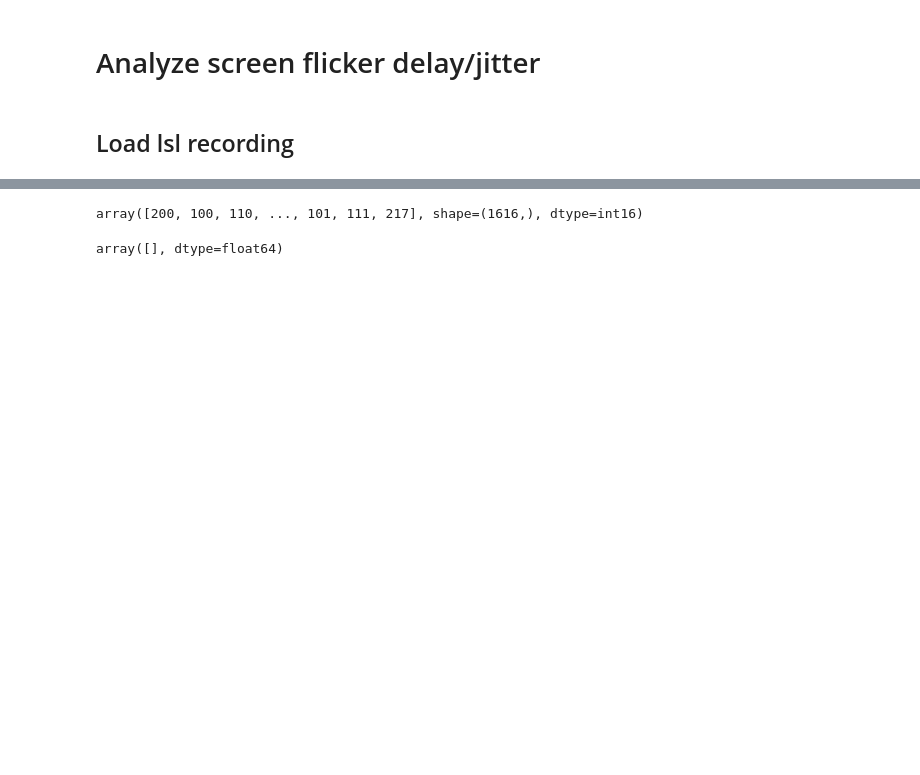
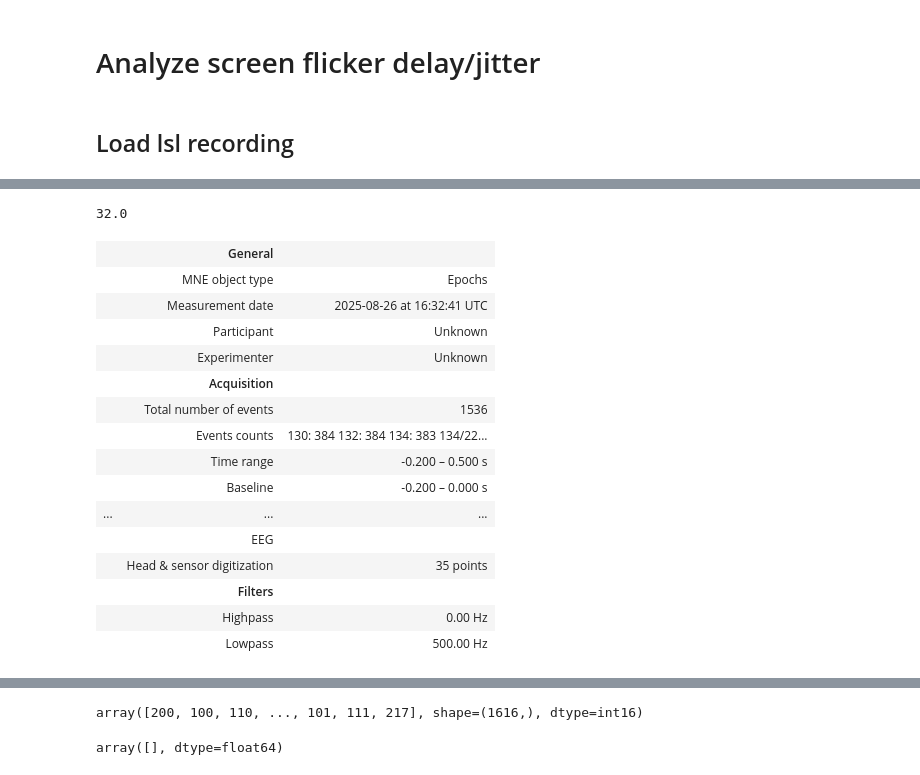
Before and after one commit to amar-enkhbat/codebook_generator, a Jupyter notebook: timing_analysis.ipynb, the cells around one changed output, grey strips where cells are left out. Saved outputs shown, nothing was run; the diff lists cells and outputs as text; code cells hidden in the pictures; blank space fills up the shorter version.

```diff
--- a/timing_analysis.ipynb
+++ b/timing_analysis.ipynb
@@ -48,0 +349,2 @@ sensor_timeseries = sensor_stream['time_series'].flatten()
+# %%
+epochs = mne.Epochs(raw, event_repeated='merge')
@@ -48,0 +359,23 @@ sensor_timeseries = sensor_stream['time_series'].flatten()
+# %%
+384 / 12
+# %% [output]
+32.0
+# %%
+epochs['130', '132', '134', '135']
+# %% [output]
+|  | General |  |
+|  | MNE object type | Epochs |
+|  | Measurement date | 2025-08-26 at 16:32:41 UTC |
+|  | Participant | Unknown |
+|  | Experimenter | Unknown |
+|  | Acquisition |  |
+|  | Total number of events | 1536 |
+|  | Events counts | 130: 384 132: 384 134: 383 134/22... |
+|  | Time range | -0.200 – 0.500 s |
+|  | Baseline | -0.200 – 0.000 s |
+| ... | ... | ... |
+|  | EEG |  |
+|  | Head & sensor digitization | 35 points |
+|  | Filters |  |
+|  | Highpass | 0.00 Hz |
+|  | Lowpass | 500.00 Hz |
```
Also changed, not shown: parts of 19 cells of this notebook.
